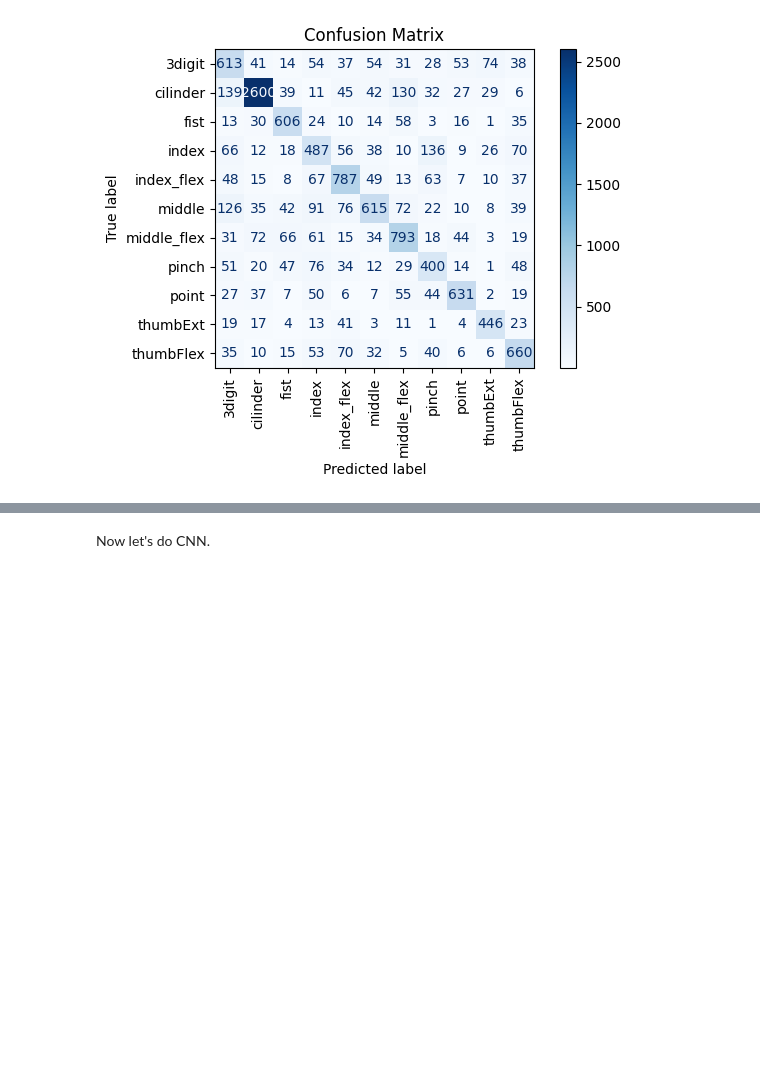
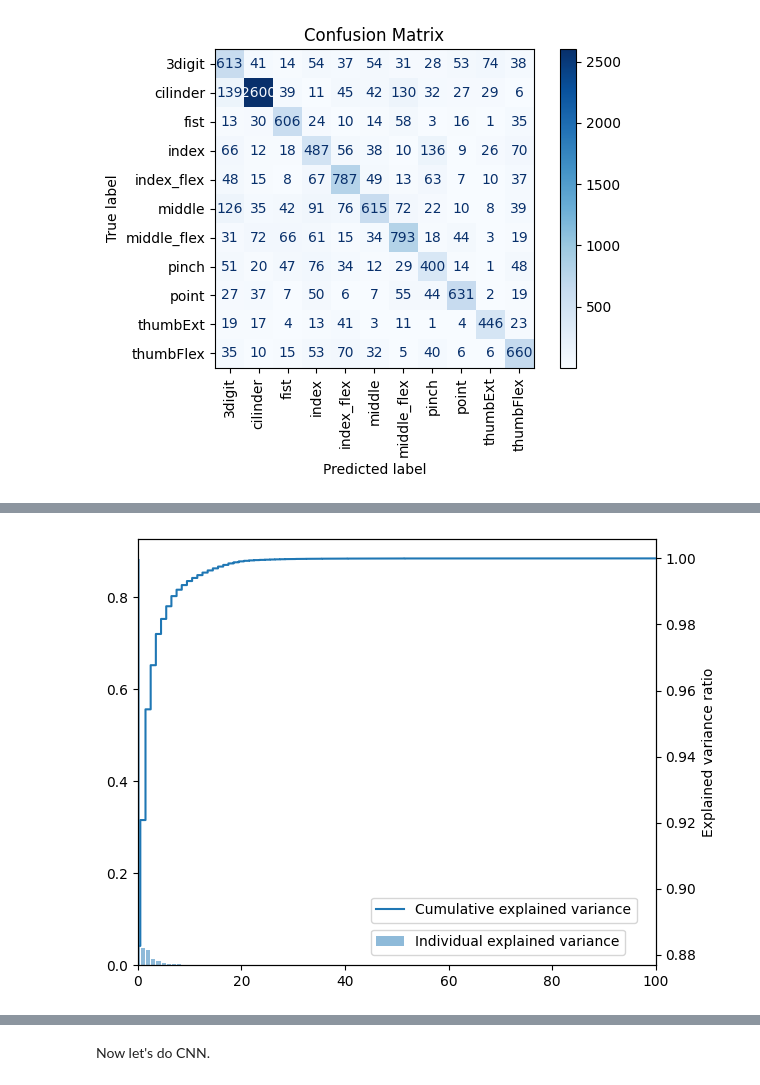
Before and after one commit to ConnorIrvine/Gesture-Recognition, a Jupyter notebook: dataset_cleaning/run_svm.ipynb, the cells around one changed output, grey strips where cells are left out. Saved outputs shown, nothing was run; the diff lists cells and outputs as text; code cells hidden in the pictures; blank space fills up the shorter version.

Commit message:
split modelling code into multiple files

```diff
--- a/dataset_cleaning/data_analysis.ipynb
+++ b/dataset_cleaning/run_svm.ipynb
@@ -1065,0 +412,28 @@ weighted avg     0.7041    0.6965    0.6987     12402
+# %%
+import sklearn.metrics
+from sklearn.decomposition import PCA
+
+dataset = pd.read_pickle('dataset.pkl')
+X_train, X_test, y_train, y_test = train_test_split(dataset['windows_feature'], dataset['movement'], test_size=0.2, random_state=42)
+X_train_svm, y_train = reshape_data_windows(X_train, y_train)
+
+pca = PCA().fit(X_train_svm)
+
+# Data for plotting
+exp_var_pca = pca.explained_variance_ratio_
+cum_sum_eigenvalues = np.cumsum(exp_var_pca)
+
+# Create the visualization
+fig, ax = plt.subplots(1, 1)
+ax2 = ax.twinx()
+ax.bar(range(0, len(exp_var_pca)), exp_var_pca, alpha=0.5, align='center', label='Individual explained variance')
+ax.set_xlim([0, 100])
+ax2.step(range(0, len(cum_sum_eigenvalues)), cum_sum_eigenvalues, where='mid', label='Cumulative explained variance')
+plt.ylabel('Explained variance ratio')
+plt.xlabel('Principal component index')
+ax.legend(loc=(0.45, 0.025))
+ax2.legend(loc=(0.45, 0.1))
+plt.tight_layout()
+plt.show()
+# %% [output]
+[figure, added]
```
Also changed, not shown: parts of 22 cells of this notebook, 4 other files.
